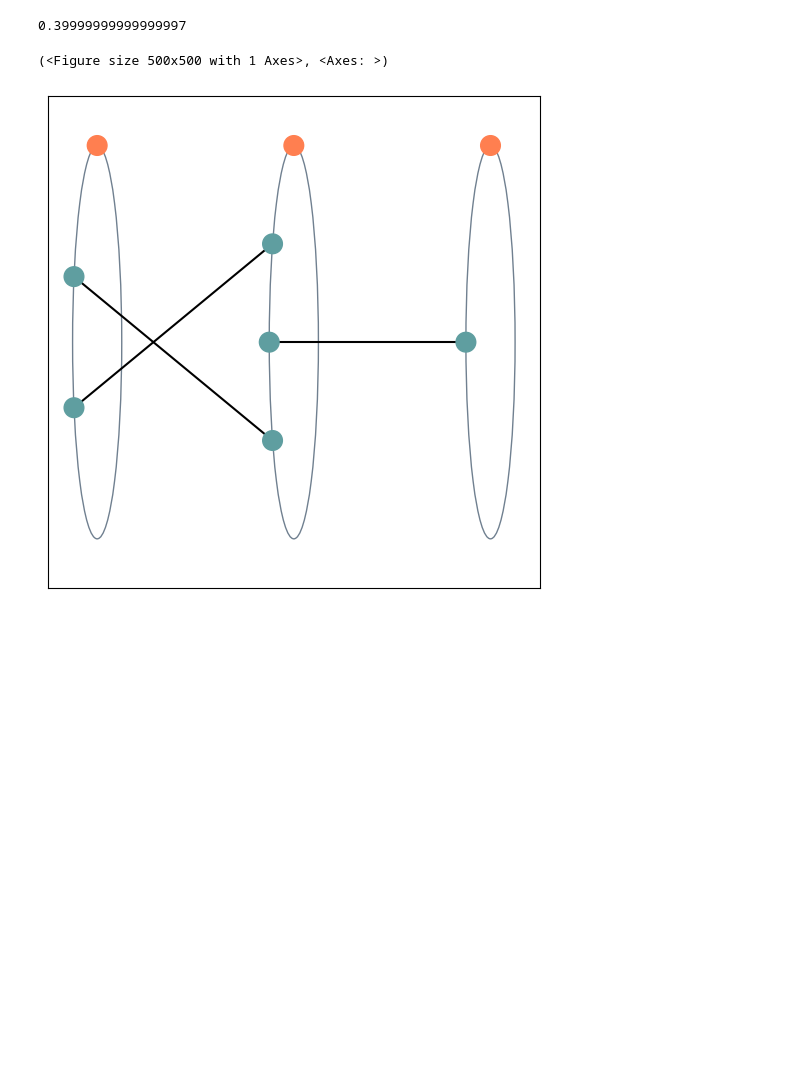
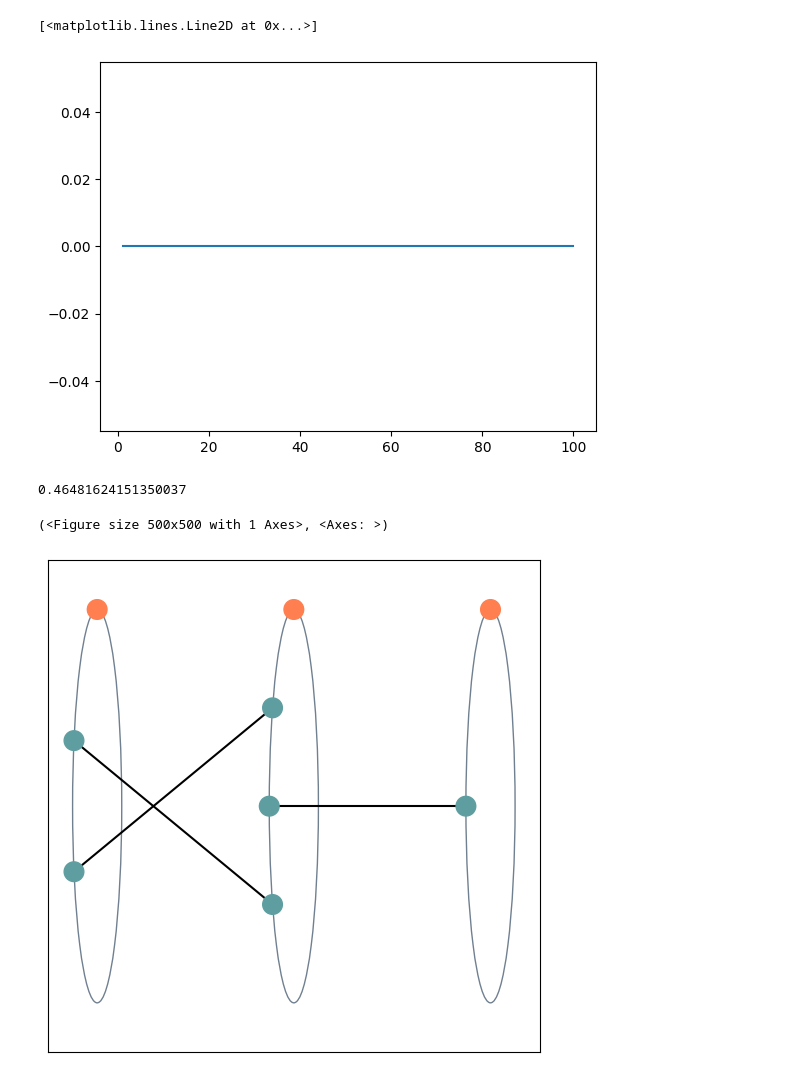
Before and after one commit to float-me/ladder_dynamism, a Jupyter notebook: example.ipynb, the cells around one changed output. Drawn from its saved outputs; the diff is of its cells as text; code cells hidden in the pictures; blank space fills up the shorter version.

```diff
--- a/example.ipynb
+++ b/example.ipynb
@@ -36,10 +59,15 @@ ladder2.global_dynamism()
+# %%
+plt.plot(range(1, 101), [ladder2.dynamism(i) for i in range(1, 101)])
+# %% [output]
+[<matplotlib.lines.Line2D at 0x...>]
+[figure, added]
 # %%
 ladder2.unfix()
 ladder2.twist(0, 1, 2)
 ladder2.fix()
-ladder2.global_dynamism()
+ladder2.dynamism(10)
 # %% [output]
-0.39999999999999997
+0.46481624151350037
 # %%
 drawer = LadderDrawer(ladder2)
 drawer.draw_ghost_leg_ellipse(check_point=True)
```
Also changed, not shown: parts of 26 cells of this notebook, 6 other files.
